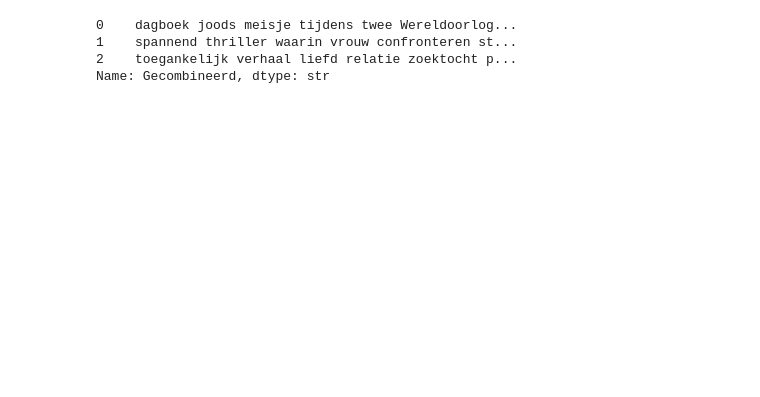
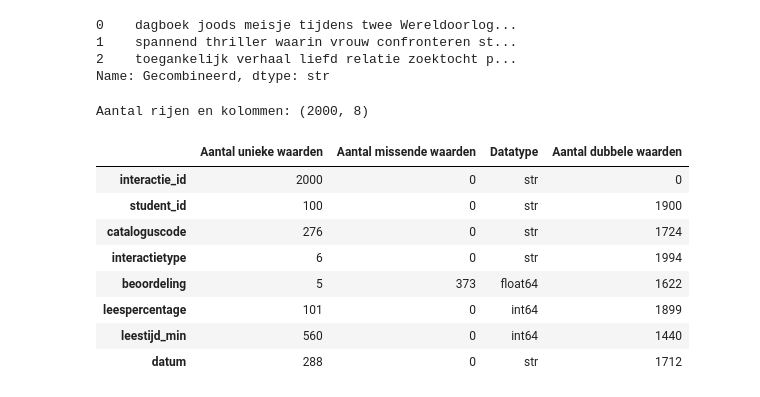
Before and after one commit to merijn1222/2.2Notebooks, a Jupyter notebook: NLP.ipynb, the cells around one changed output. Saved outputs shown, nothing was run; the diff lists cells and outputs as text; code cells hidden in the pictures; blank space fills up the shorter version.

```diff
--- a/NLP.ipynb
+++ b/NLP.ipynb
@@ -126,0 +144,24 @@ Name: Gecombineerd, dtype: str
+# %%
+# aantal unieke en missende waarden en datatypes
+print("Aantal rijen en kolommen:", intdf.shape)
+overzicht = pd.DataFrame({
+    "Aantal unieke waarden": intdf.nunique(),
+    "Aantal missende waarden": intdf.isna().sum(),
+    "Datatype": intdf.dtypes,
+    "Aantal dubbele waarden": intdf.apply(
+        lambda kolom: kolom.dropna().duplicated().sum()
+    )
+})
+
+display(overzicht)
+# %% [output]
+Aantal rijen en kolommen: (2000, 8)
+|  | Aantal unieke waarden | Aantal missende waarden | Datatype | Aantal dubbele waarden |
+| interactie_id | 2000 | 0 | str | 0 |
+| student_id | 100 | 0 | str | 1900 |
+| cataloguscode | 276 | 0 | str | 1724 |
+| interactietype | 6 | 0 | str | 1994 |
+| beoordeling | 5 | 373 | float64 | 1622 |
+| leespercentage | 101 | 0 | int64 | 1899 |
+| leestijd_min | 560 | 0 | int64 | 1440 |
+| datum | 288 | 0 | str | 1712 |
```
Also changed, not shown: parts of 29 cells of this notebook, 4 other files.
